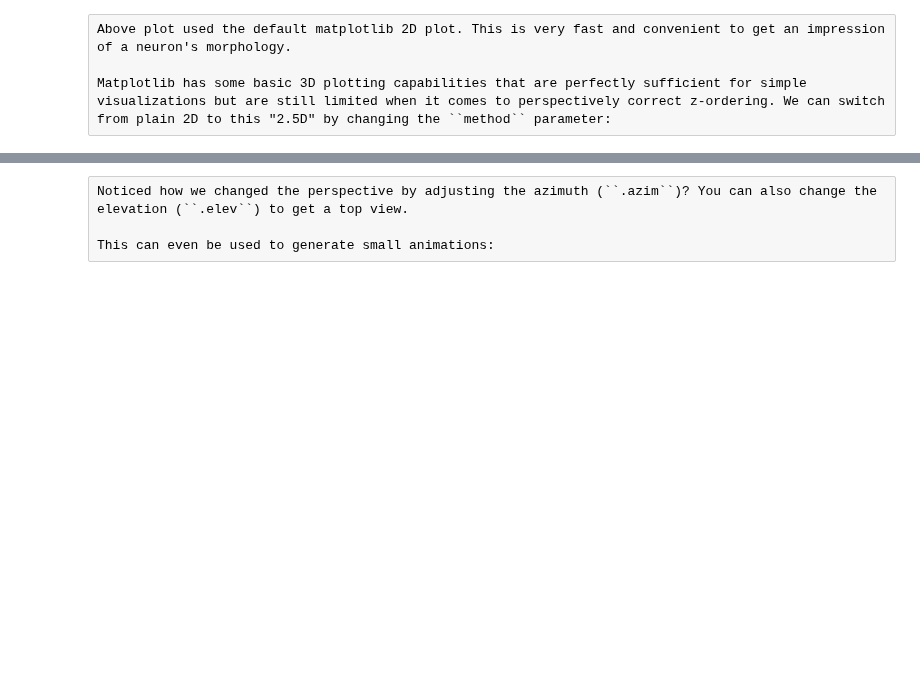
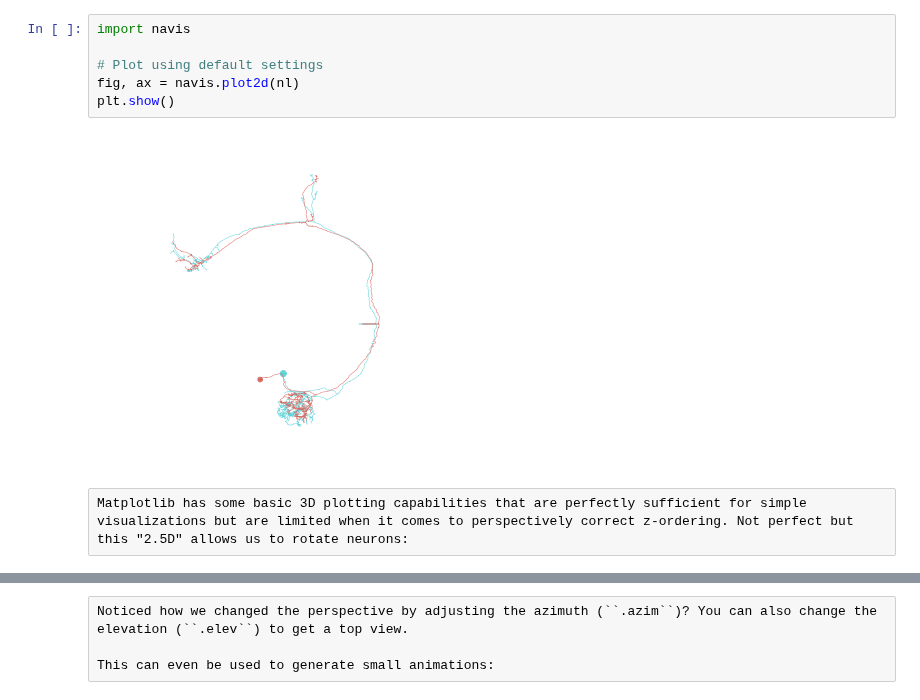
Before and after one commit to navis-org/pymaid, a Jupyter notebook: docs/source/plotting.ipynb, the cells around one changed output, grey strips where cells are left out. Cells and saved outputs as stored; diff of their text form; blank space fills up the shorter version.

```diff
--- a/docs/source/plotting.ipynb
+++ b/docs/source/plotting.ipynb
@@ -39,6 +32,12 @@ plt.show()
+# %%
+import navis
+
+# Plot using default settings
+fig, ax = navis.plot2d(nl)
+plt.show()
+# %% [output]
+[figure, added]
 # %% [raw]
-Above plot used the default matplotlib 2D plot. This is very fast and convenient to get an impression of a neuron's morphology.
-
-Matplotlib has some basic 3D plotting capabilities that are perfectly sufficient for simple visualizations but are still limited when it comes to perspectively correct z-ordering. We can switch from plain 2D to this "2.5D" by changing the ``method`` parameter:
+Matplotlib has some basic 3D plotting capabilities that are perfectly sufficient for simple visualizations but are limited when it comes to perspectively correct z-ordering. Not perfect but this "2.5D" allows us to rotate neurons:
 # %%
 # Plot using matplotlib's 3D capabilities
```
Also changed, not shown: parts of 24 cells of this notebook, 31 other files.
